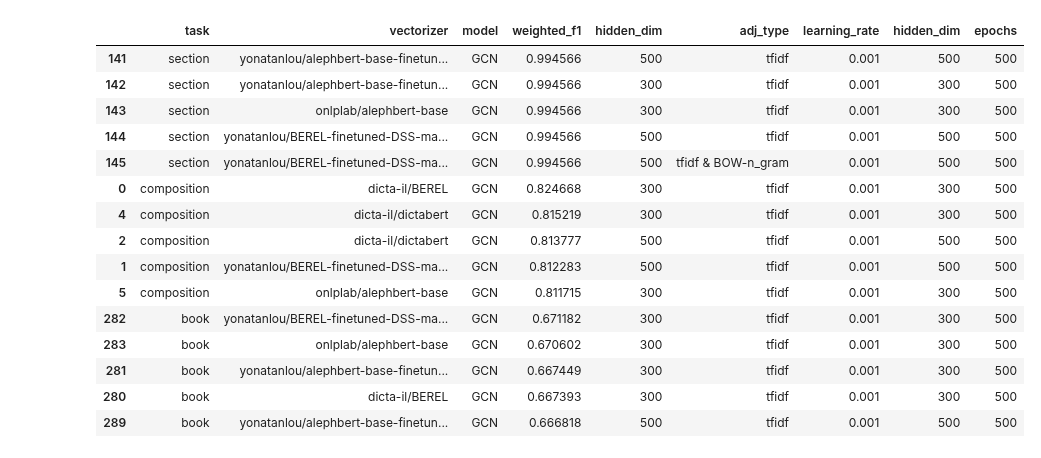
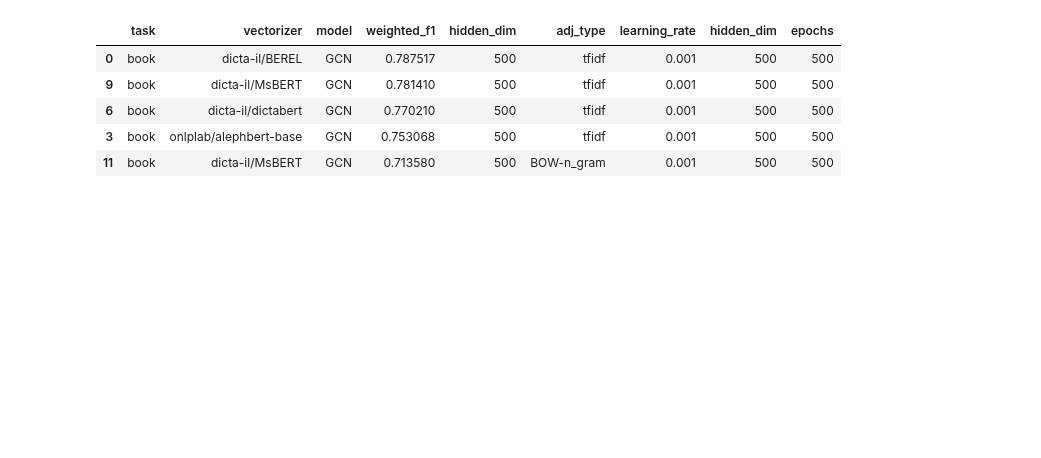
Before and after one commit to yonatanlou/QumranNLP, a Jupyter notebook: notebooks/4.1-gnn_analysis.ipynb, the cells around one changed output. Saved outputs shown, nothing was run; the diff lists cells and outputs as text; code cells hidden in the pictures; blank space fills up the shorter version.

```diff
--- a/notebooks/4.1-gnn_analysis.ipynb
+++ b/notebooks/4.1-gnn_analysis.ipynb
@@ -3,8 +3,10 @@ import pandas as pd
 
 from config import BASE_DIR
 
-BASELINE_DIR = f"{BASE_DIR}/dss/experiments/baselines"
-BASELINE_GNN_DIR = f"{BASE_DIR}/dss/experiments/gnn/gcn_init"
+domain = "bible"
+gnn_exp_name = "gcn_hm_opt"
+BASELINE_DIR = f"{BASE_DIR}/experiments/{domain}/baselines"
+BASELINE_GNN_DIR = f"{BASE_DIR}/experiments/{domain}/gnn/{gnn_exp_name}"
 # %%
 import os
 
@@ -25,12 +27,17 @@ print(list_files(BASELINE_GNN_DIR))
 # %%
-tasks = ["composition", "section", "book"]
-gnn_name_fomrat = "gcn_init_{}_2_adj_types.csv"
+task_by_domain = {"dss": ["book", "composition", "section"], "bible": ["book"]}
+tasks = task_by_domain[domain]
 
-compare_list = {"book": [f"{BASELINE_DIR}/book_supervised.csv", f"{BASELINE_GNN_DIR}/{gnn_name_fomrat.format('book')}"],
-                "composition": [f"{BASELINE_DIR}/composition_supervised.csv",
-                                f"{BASELINE_GNN_DIR}/{gnn_name_fomrat.format('composition')}"],
-                "section": [f"{BASELINE_DIR}/section_supervised.csv",
-                            f"{BASELINE_GNN_DIR}/{gnn_name_fomrat.format('section')}"]}
+gnn_name_format = "{}_{}_2_adj_types.csv"
+
+# Dynamically construct compare_list for tasks in the selected domain
+compare_list = {
+    task: [
+        f"{BASELINE_DIR}/{task}_supervised.csv",
+        f"{BASELINE_GNN_DIR}/{gnn_name_format.format(gnn_exp_name, task)}"
+    ]
+    for task in tasks
+}
 # %%
 
 COMPARISON_SCHEME = ["task", "model", "vectorizer", "test_acc", "weighted_f1", "micro_f1", "macro_f1", "adj_type"]
@@ -201,35 +212,26 @@ plot_obj = generate_bar_plot(all_results, "model", "weighted_f1", "vectorizer",
 # %%
 
 results_gnn = []
 for task in tasks:
     gnn = pd.read_csv(compare_list[task][1])
     gnn = gnn.rename(columns={"bert_model": "vectorizer"})
 
     gnn["model"] = "GCN"
     gnn["task"] = task
 
     results_gnn.append(gnn.to_dict(orient="records"))
 
 all_results_gnn = pd.DataFrame([item for sublist in results_gnn for item in sublist])
-COMPARISON_SCHEME = ["task", "vectorizer", "model", "weighted_f1", "hidden_dim", "adj_type","learning_rate", "hidden_dim","epochs"]
+COMPARISON_SCHEME = ["task", "vectorizer", "model", "weighted_f1", "hidden_dim", "adj_type", "learning_rate",
+                     "hidden_dim", "epochs"]
 
 MAIN_METRIC = "weighted_f1"
 all_results_gnn[all_results_gnn["model"] == "GCN"].sort_values(by=MAIN_METRIC, ascending=False).groupby("task").head(
-    5).sort_values(by=["task",MAIN_METRIC],ascending=False)[COMPARISON_SCHEME]
+    5).sort_values(by=["task", MAIN_METRIC], ascending=False)[COMPARISON_SCHEME]
 # %% [output]
 |  | task | vectorizer | model | weighted_f1 | hidden_dim | adj_type | learning_rate | hidden_dim | epochs |
-| 141 | section | yonatanlou/alephbert-base-finetun... | GCN | 0.994566 | 500 | tfidf | 0.001 | 500 | 500 |
-| 142 | section | yonatanlou/alephbert-base-finetun... | GCN | 0.994566 | 300 | tfidf | 0.001 | 300 | 500 |
-| 143 | section | onlplab/alephbert-base | GCN | 0.994566 | 300 | tfidf | 0.001 | 300 | 500 |
-| 144 | section | yonatanlou/BEREL-finetuned-DSS-ma... | GCN | 0.994566 | 500 | tfidf | 0.001 | 500 | 500 |
-| 145 | section | yonatanlou/BEREL-finetuned-DSS-ma... | GCN | 0.994566 | 500 | tfidf & BOW-n_gram | 0.001 | 500 | 500 |
-| 0 | composition | dicta-il/BEREL | GCN | 0.824668 | 300 | tfidf | 0.001 | 300 | 500 |
-| 4 | composition | dicta-il/dictabert | GCN | 0.815219 | 300 | tfidf | 0.001 | 300 | 500 |
-| 2 | composition | dicta-il/dictabert | GCN | 0.813777 | 500 | tfidf | 0.001 | 500 | 500 |
-| 1 | composition | yonatanlou/BEREL-finetuned-DSS-ma... | GCN | 0.812283 | 500 | tfidf | 0.001 | 500 | 500 |
-| 5 | composition | onlplab/alephbert-base | GCN | 0.811715 | 300 | tfidf | 0.001 | 300 | 500 |
-| 282 | book | yonatanlou/BEREL-finetuned-DSS-ma... | GCN | 0.671182 | 300 | tfidf | 0.001 | 300 | 500 |
-| 283 | book | onlplab/alephbert-base | GCN | 0.670602 | 300 | tfidf | 0.001 | 300 | 500 |
-| 281 | book | yonatanlou/alephbert-base-finetun... | GCN | 0.667449 | 300 | tfidf | 0.001 | 300 | 500 |
-| 280 | book | dicta-il/BEREL | GCN | 0.667393 | 300 | tfidf | 0.001 | 300 | 500 |
-| 289 | book | yonatanlou/alephbert-base-finetun... | GCN | 0.666818 | 500 | tfidf | 0.001 | 500 | 500 |
+| 0 | book | dicta-il/BEREL | GCN | 0.787517 | 500 | tfidf | 0.001 | 500 | 500 |
+| 9 | book | dicta-il/MsBERT | GCN | 0.781410 | 500 | tfidf | 0.001 | 500 | 500 |
+| 6 | book | dicta-il/dictabert | GCN | 0.770210 | 500 | tfidf | 0.001 | 500 | 500 |
+| 3 | book | onlplab/alephbert-base | GCN | 0.753068 | 500 | tfidf | 0.001 | 500 | 500 |
+| 11 | book | dicta-il/MsBERT | GCN | 0.713580 | 500 | BOW-n_gram | 0.001 | 500 | 500 |
```
Also changed, not shown: parts of 4 cells of this notebook, 45 other files.
